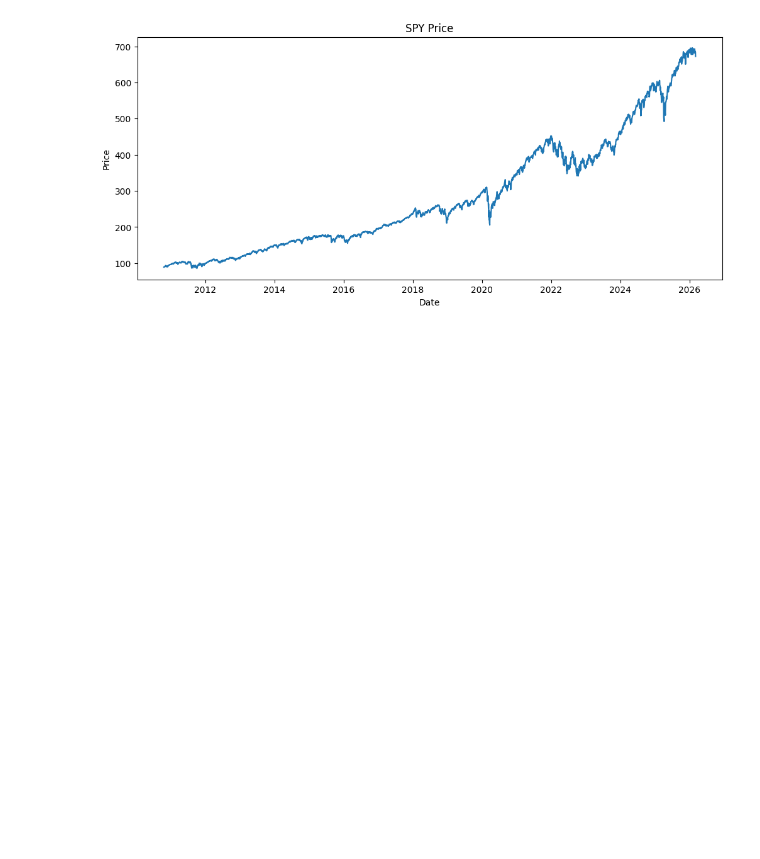
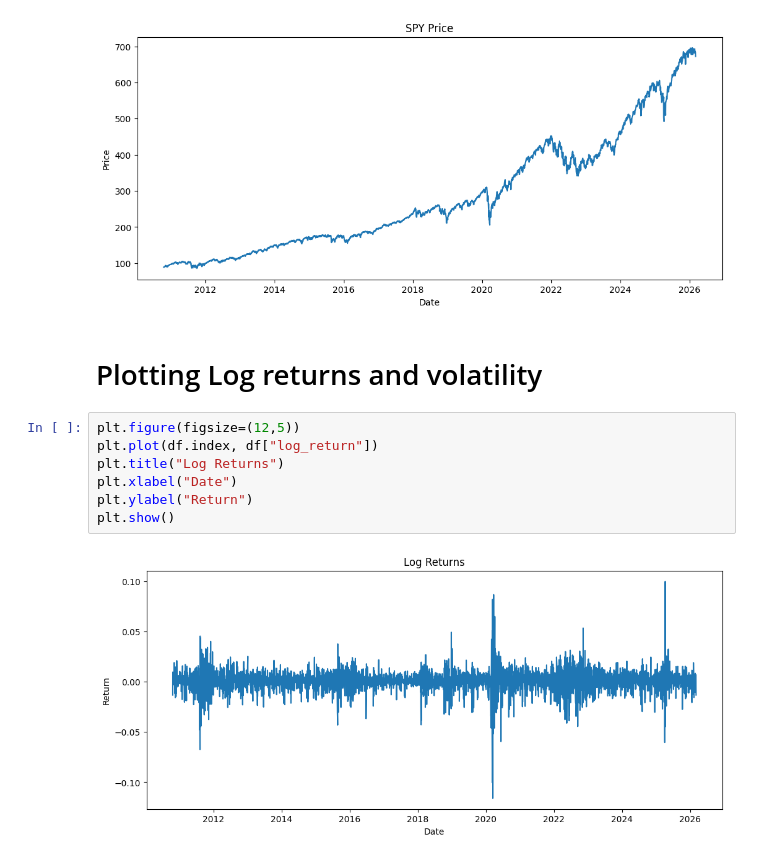
Before and after one commit to akhyear/MarketRegimeDetection, a Jupyter notebook: notebook/01_market_regime_data_pipeline.ipynb, the cells around one changed output. Saved outputs shown, nothing was run; the diff lists cells and outputs as text; blank space fills up the shorter version.

Commit message:
# Plotting Log returns and volatility

```diff
--- a/notebook/01_market_regime_data_pipeline.ipynb
+++ b/notebook/01_market_regime_data_pipeline.ipynb
@@ -148,3 +148,14 @@ plt.ylabel("Price")
 plt.show()
 # %% [output]
 [figure]
+# %% [markdown]
+# Plotting Log returns and volatility
+# %%
+plt.figure(figsize=(12,5))
+plt.plot(df.index, df["log_return"])
+plt.title("Log Returns")
+plt.xlabel("Date")
+plt.ylabel("Return")
+plt.show()
+# %% [output]
+[figure, added]
```
Also changed, not shown: parts of 1 cell of this notebook.
